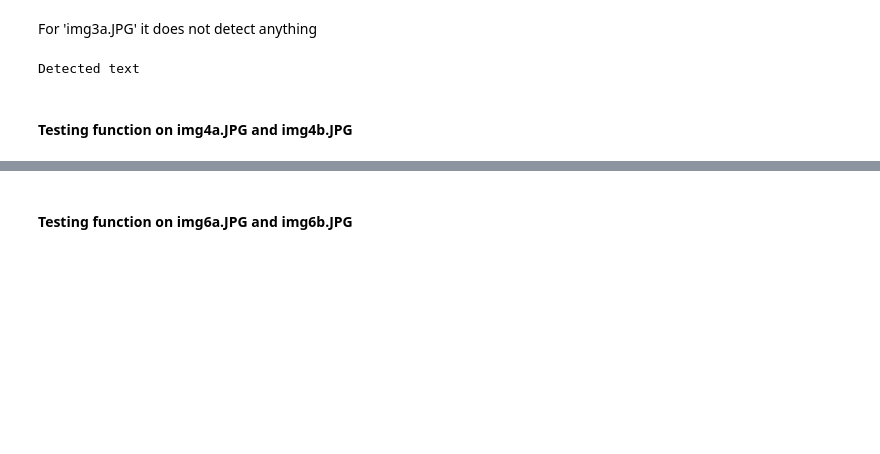
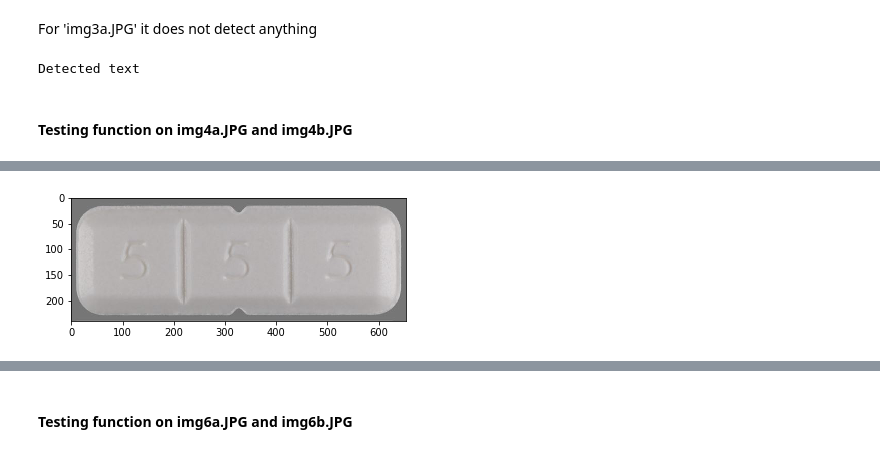
Before and after one commit to labs12-rxid/DS, a Jupyter notebook: text_detection_AWSRekognition.ipynb, the cells around one changed output, grey strips where cells are left out. Drawn from its saved outputs; the diff is of its cells as text; code cells hidden in the pictures; blank space fills up the shorter version.

```diff
--- a/text_detection_AWSRekognition.ipynb
+++ b/text_detection_AWSRekognition.ipynb
@@ -614,0 +692,6 @@ text_detection(photo_sides)
+# %%
+pic_img4a = imageio.imread('./test_images/img4a.JPG')
+pic_img4b = imageio.imread('./test_images/img4b.JPG')
+plt.imshow(pic_img4a);
+# %% [output]
+[figure, added]
```
Also changed, not shown: parts of 32 cells of this notebook.
